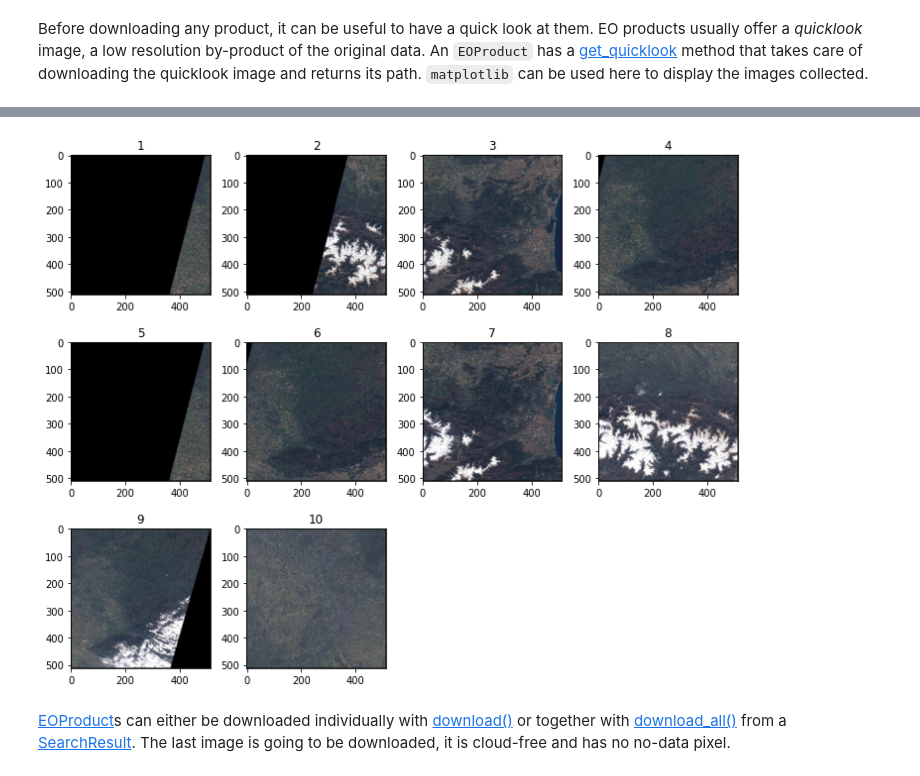
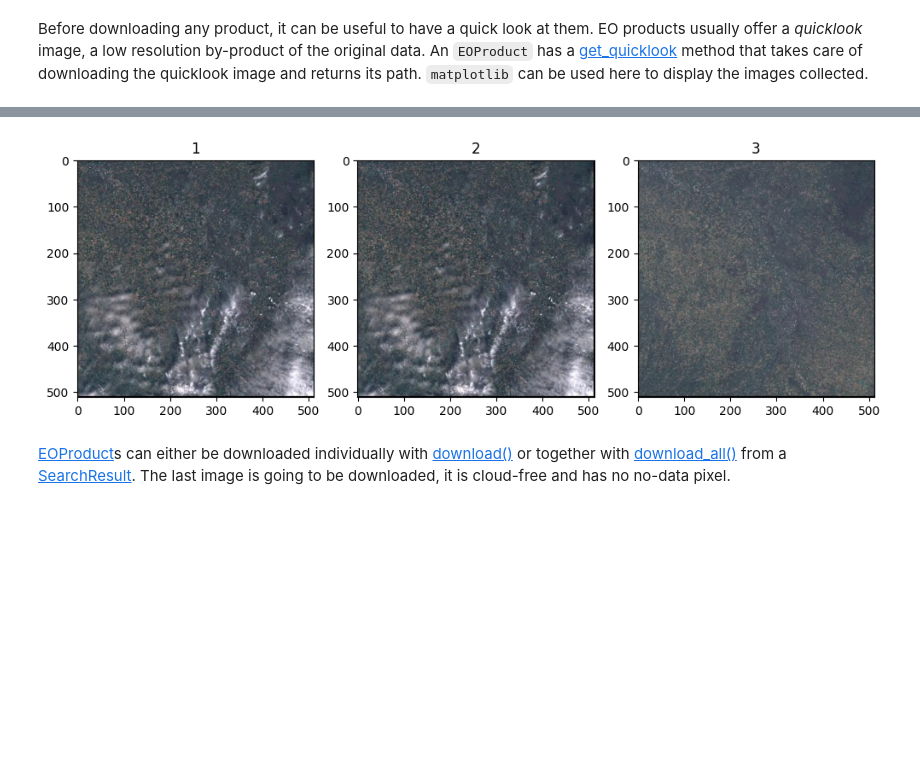
Before and after one commit to CS-SI/eodag, a Jupyter notebook: docs/notebooks/api_user_guide/1_overview.ipynb, the cells around one changed output, grey strips where cells are left out. Drawn from its saved outputs; the diff is of its cells as text; code cells hidden in the pictures; blank space fills up the shorter version.

```diff
--- a/docs/notebooks/api_user_guide/1_overview.ipynb
+++ b/docs/notebooks/api_user_guide/1_overview.ipynb
@@ -186,3 +204,3 @@ The following example shows how to filter products to keep only those whose clou
 # %%
-filtered_products = all_products.filter_property(cloudCover=10, operator="lt")
+filtered_products = all_products.filter_property(cloudCover=30, operator="lt")
 # %% [output]
@@ -189,0 +214,2 @@ filtered_products = all_products.filter_property(cloudCover=10, operator="lt")
+# %%
+filtered_products = filtered_products.filter_overlap(geometry=(1.435905, 43.586857, 1.458907, 43.603827), contains=True)
@@ -220,7 +248,7 @@ for i, product in enumerate(filtered_products, start=1):
     quicklook_path = product.get_quicklook(base_dir=quicklooks_dir)
 
     img = mpimg.imread(quicklook_path)
-    ax = fig.add_subplot(3, 4, i)
+    ax = fig.add_subplot(1, 3, i)
     ax.set_title(i)
     plt.imshow(img)
 plt.tight_layout()
@@ -238,4 +259,4 @@ plt.tight_layout()
-[figure, old version]
+[figure, new version]
 # %% [markdown]
 [EOProduct](../../api_reference/eoproduct.rst#eodag.api.product._product.EOProduct)s can either be downloaded individually with [download()](../../api_reference/core.rst#eodag.api.core.EODataAccessGateway.download) or together with [download_all()](../../api_reference/core.rst#eodag.api.core.EODataAccessGateway.download_all) from a [SearchResult](../../api_reference/searchresult.rst#eodag.api.search_result.SearchResult). The last image is going to be downloaded, it is cloud-free and has no no-data pixel.
 # %%
```
Also changed, not shown: parts of 23 cells of this notebook, 6 other files.
